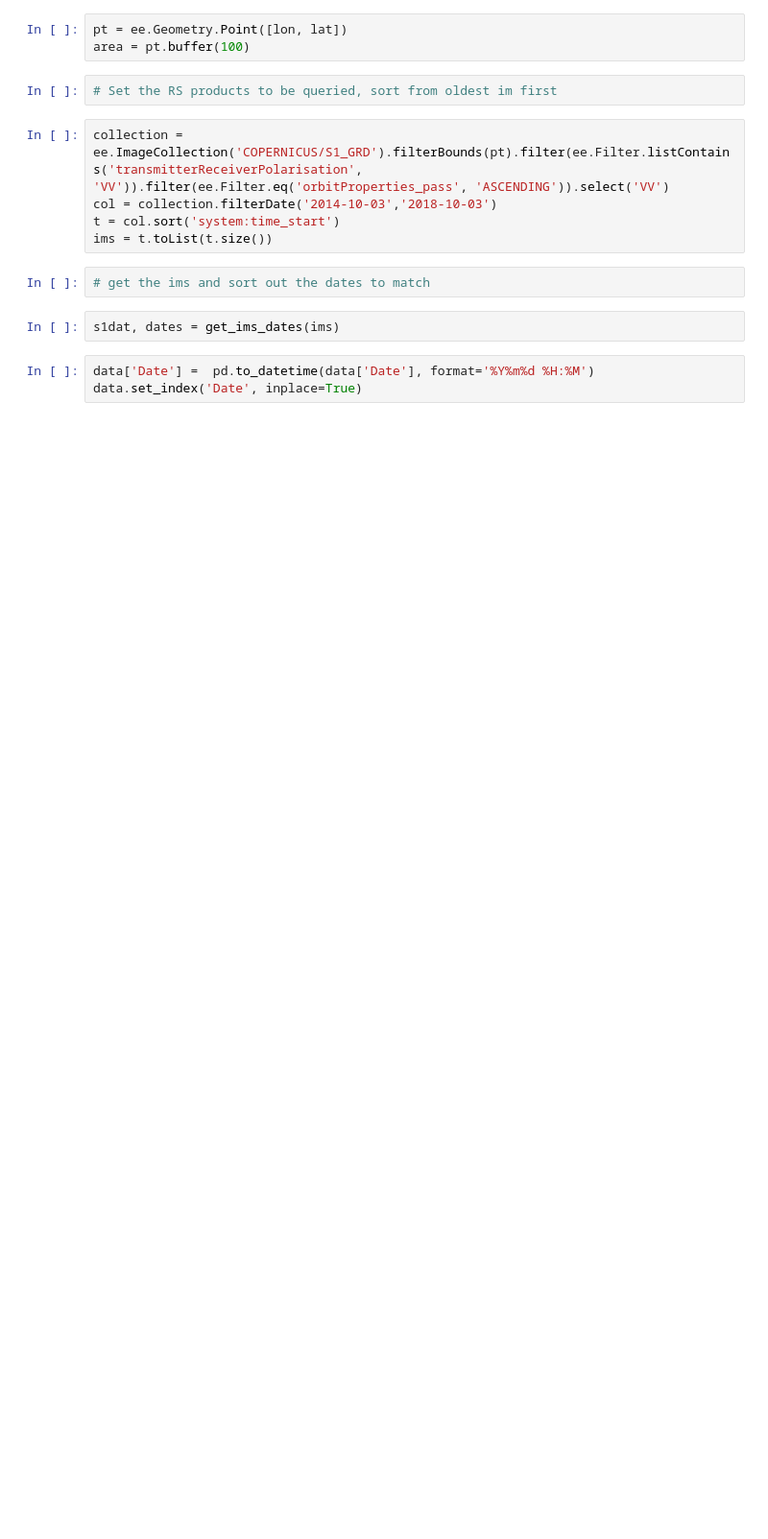
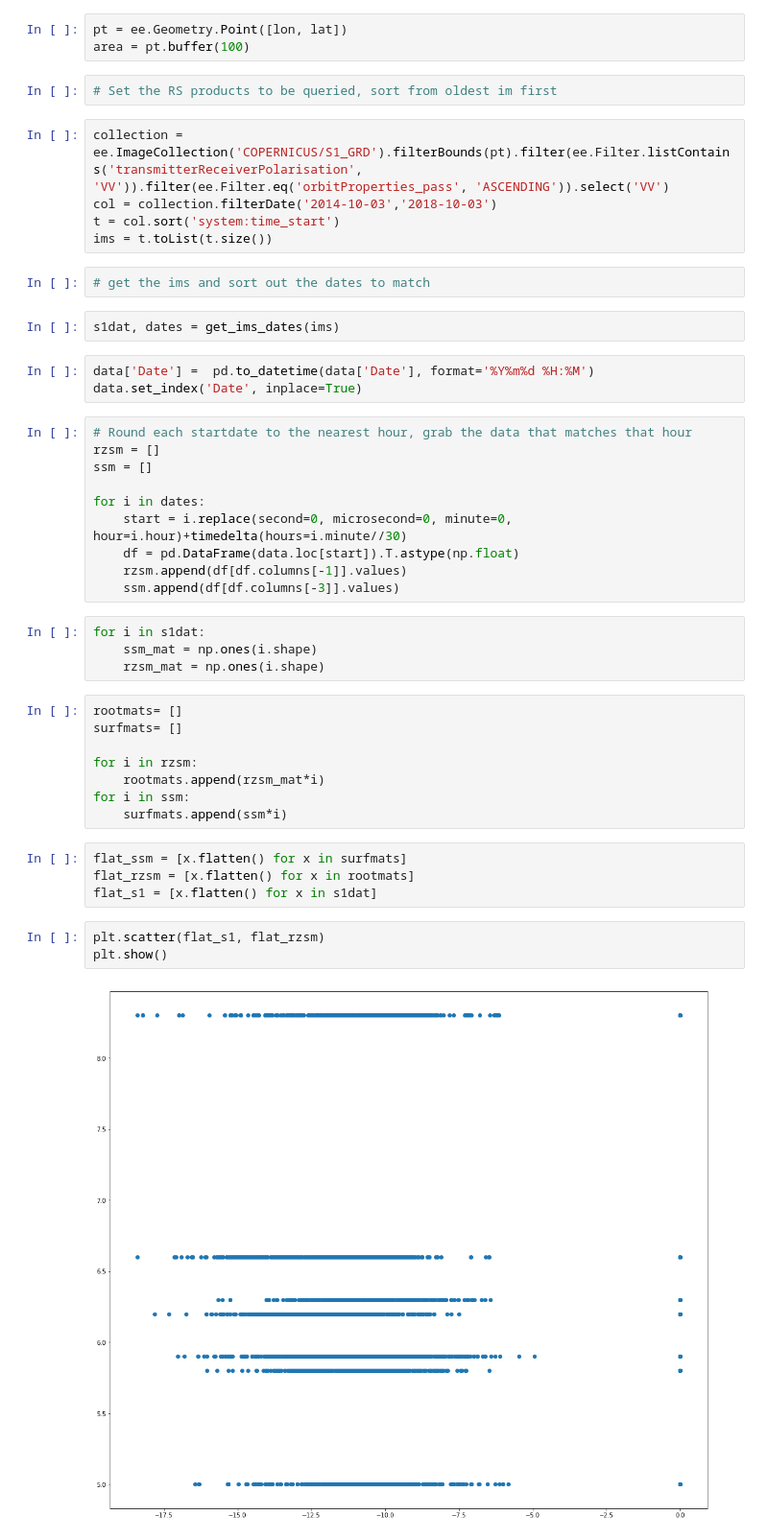
Before and after one commit to kashingtonDC/RZSM, a Jupyter notebook: Untitled.ipynb, the cells around one changed output. Shown: that part at 96% size. Cells and saved outputs as stored; diff of their text form; blank space fills up the shorter version.

```diff
--- a/Untitled.ipynb
+++ b/Untitled.ipynb
@@ -130,3 +130,34 @@ s1dat, dates = get_ims_dates(ims)
 # %%
 data['Date'] =  pd.to_datetime(data['Date'], format='%Y%m%d %H:%M')
 data.set_index('Date', inplace=True)
+# %%
+# Round each startdate to the nearest hour, grab the data that matches that hour
+rzsm = []
+ssm = []
+
+for i in dates:
+    start = i.replace(second=0, microsecond=0, minute=0, hour=i.hour)+timedelta(hours=i.minute//30)
+    df = pd.DataFrame(data.loc[start]).T.astype(np.float)
+    rzsm.append(df[df.columns[-1]].values)
+    ssm.append(df[df.columns[-3]].values)
+# %%
+for i in s1dat:
+    ssm_mat = np.ones(i.shape)
+    rzsm_mat = np.ones(i.shape)
+# %%
+rootmats= []
+surfmats= []
+
+for i in rzsm:
+    rootmats.append(rzsm_mat*i)
+for i in ssm:
+    surfmats.append(ssm*i)
+# %%
+flat_ssm = [x.flatten() for x in surfmats]
+flat_rzsm = [x.flatten() for x in rootmats]
+flat_s1 = [x.flatten() for x in s1dat]
+# %%
+plt.scatter(flat_s1, flat_rzsm)
+plt.show()
+# %% [output]
+[figure, added]
```
Also changed, not shown: parts of 6 cells of this notebook.
